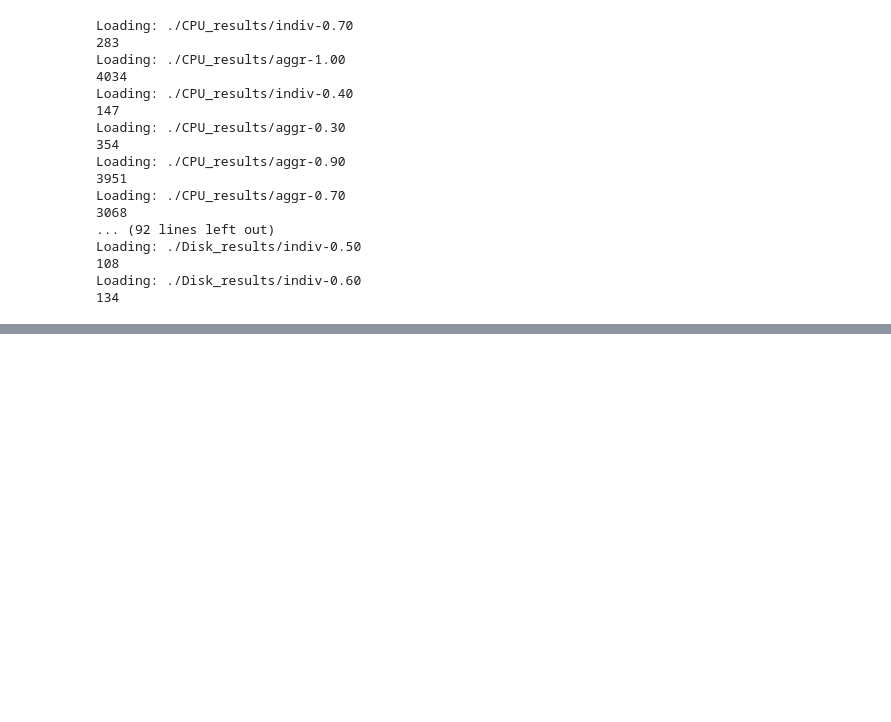
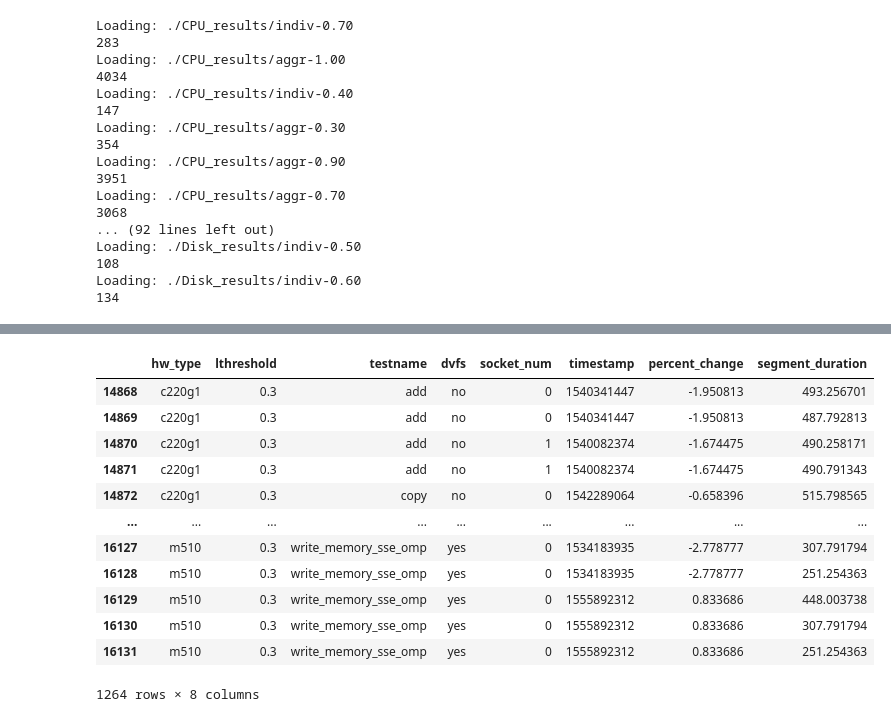
Before and after one commit to ZhaoNeil/cloud-performance-variability-prediction, a Jupyter notebook: CPD_counts.ipynb, the cells around one changed output, grey strips where cells are left out. Cells and saved outputs as stored; diff of their text form; code cells hidden in the pictures; blank space fills up the shorter version.

```diff
--- a/CPD_counts.ipynb
+++ b/CPD_counts.ipynb
@@ -80,0 +165,16 @@ display(count_df)
+# %%
+memory[memory['lthreshold']==0.3]
+# %% [output]
+|  | hw_type | lthreshold | testname | dvfs | socket_num | timestamp | percent_change | segment_duration |
+| 14868 | c220g1 | 0.3 | add | no | 0 | 1540341447 | -1.950813 | 493.256701 |
+| 14869 | c220g1 | 0.3 | add | no | 0 | 1540341447 | -1.950813 | 487.792813 |
+| 14870 | c220g1 | 0.3 | add | no | 1 | 1540082374 | -1.674475 | 490.258171 |
+| 14871 | c220g1 | 0.3 | add | no | 1 | 1540082374 | -1.674475 | 490.791343 |
+| 14872 | c220g1 | 0.3 | copy | no | 0 | 1542289064 | -0.658396 | 515.798565 |
+| ... | ... | ... | ... | ... | ... | ... | ... | ... |
+| 16127 | m510 | 0.3 | write_memory_sse_omp | yes | 0 | 1534183935 | -2.778777 | 307.791794 |
+| 16128 | m510 | 0.3 | write_memory_sse_omp | yes | 0 | 1534183935 | -2.778777 | 251.254363 |
+| 16129 | m510 | 0.3 | write_memory_sse_omp | yes | 0 | 1555892312 | 0.833686 | 448.003738 |
+| 16130 | m510 | 0.3 | write_memory_sse_omp | yes | 0 | 1555892312 | 0.833686 | 307.791794 |
+| 16131 | m510 | 0.3 | write_memory_sse_omp | yes | 0 | 1555892312 | 0.833686 | 251.254363 |
+1264 rows × 8 columns
```
Also changed, not shown: parts of 9 cells of this notebook.
